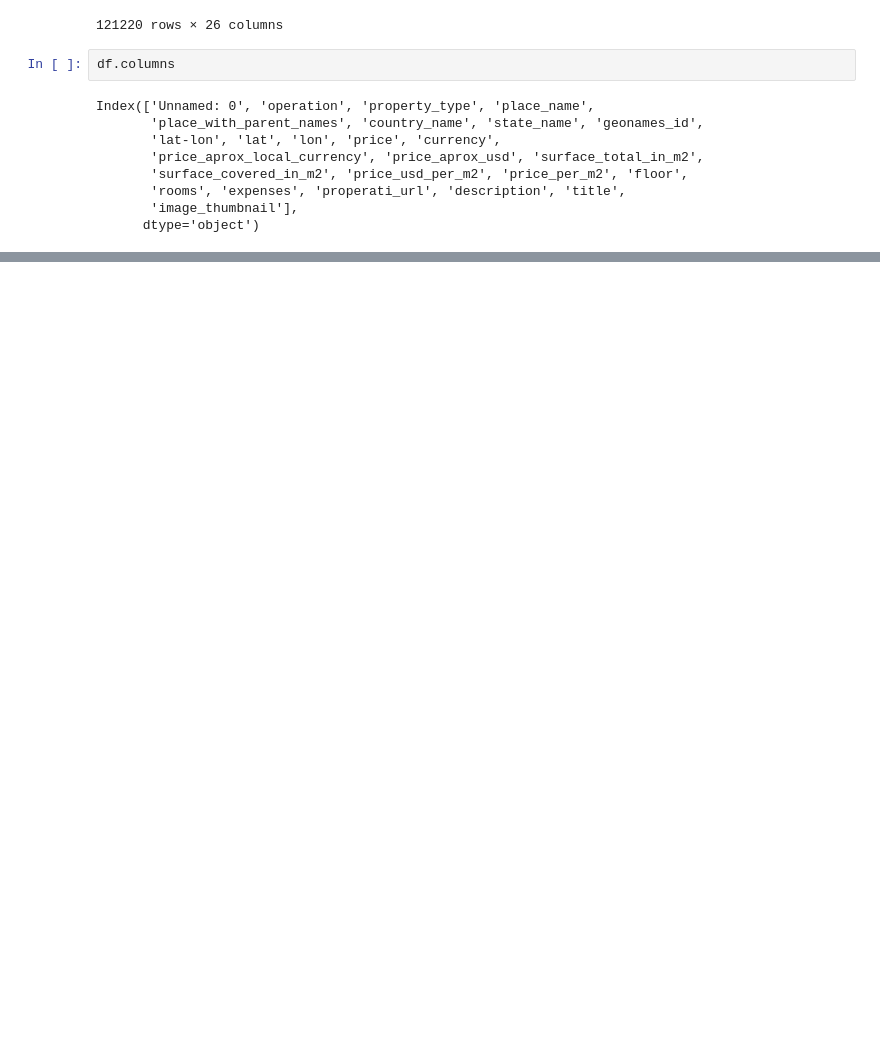
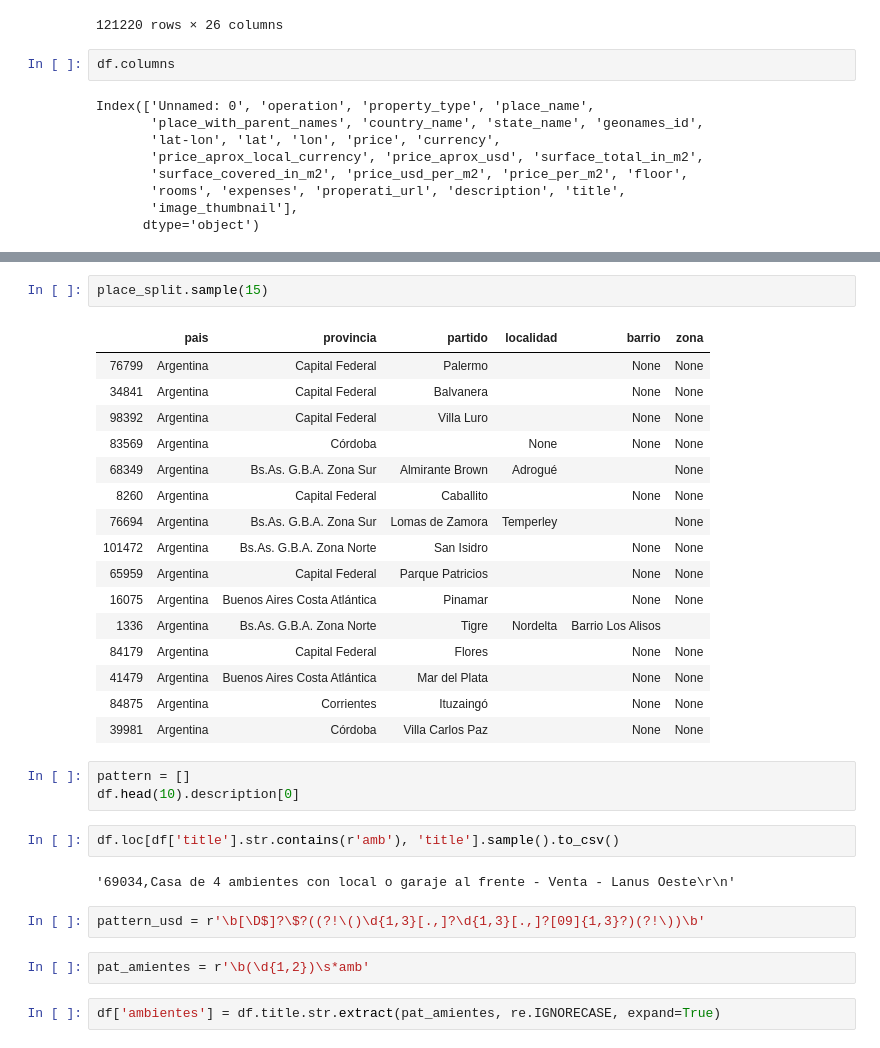
Before and after one commit to francodegio/DigitalHouse, a Jupyter notebook: Desafio Properati.ipynb, the cells around one changed output, grey strips where cells are left out. Saved outputs shown, nothing was run; the diff lists cells and outputs as text; blank space fills up the shorter version.

```diff
--- a/Desafio Properati.ipynb
+++ b/Desafio Properati.ipynb
@@ -79,0 +76,32 @@ df.join(place_split)
+# %%
+place_split.sample(15)
+# %% [output]
+|  | pais | provincia | partido | localidad | barrio | zona |
+| 76799 | Argentina | Capital Federal | Palermo |  | None | None |
+| 34841 | Argentina | Capital Federal | Balvanera |  | None | None |
+| 98392 | Argentina | Capital Federal | Villa Luro |  | None | None |
+| 83569 | Argentina | Córdoba |  | None | None | None |
+| 68349 | Argentina | Bs.As. G.B.A. Zona Sur | Almirante Brown | Adrogué |  | None |
+| 8260 | Argentina | Capital Federal | Caballito |  | None | None |
+| 76694 | Argentina | Bs.As. G.B.A. Zona Sur | Lomas de Zamora | Temperley |  | None |
+| 101472 | Argentina | Bs.As. G.B.A. Zona Norte | San Isidro |  | None | None |
+| 65959 | Argentina | Capital Federal | Parque Patricios |  | None | None |
+| 16075 | Argentina | Buenos Aires Costa Atlántica | Pinamar |  | None | None |
+| 1336 | Argentina | Bs.As. G.B.A. Zona Norte | Tigre | Nordelta | Barrio Los Alisos |  |
+| 84179 | Argentina | Capital Federal | Flores |  | None | None |
+| 41479 | Argentina | Buenos Aires Costa Atlántica | Mar del Plata |  | None | None |
+| 84875 | Argentina | Corrientes | Ituzaingó |  | None | None |
+| 39981 | Argentina | Córdoba | Villa Carlos Paz |  | None | None |
+# %%
+pattern = []
+df.head(10).description[0]
+# %%
+df.loc[df['title'].str.contains(r'amb'), 'title'].sample().to_csv()
+# %% [output]
+'69034,Casa de 4 ambientes con local o garaje al frente - Venta - Lanus Oeste\r\n'
+# %%
+pattern_usd = r'\b[\D$]?\$?((?!\()\d{1,3}[.,]?\d{1,3}[.,]?[09]{1,3}?)(?!\))\b'
+# %%
+pat_amientes = r'\b(\d{1,2})\s*amb'
+# %%
+df['ambientes'] = df.title.str.extract(pat_amientes, re.IGNORECASE, expand=True)
```
Also changed, not shown: parts of 8 cells of this notebook.
